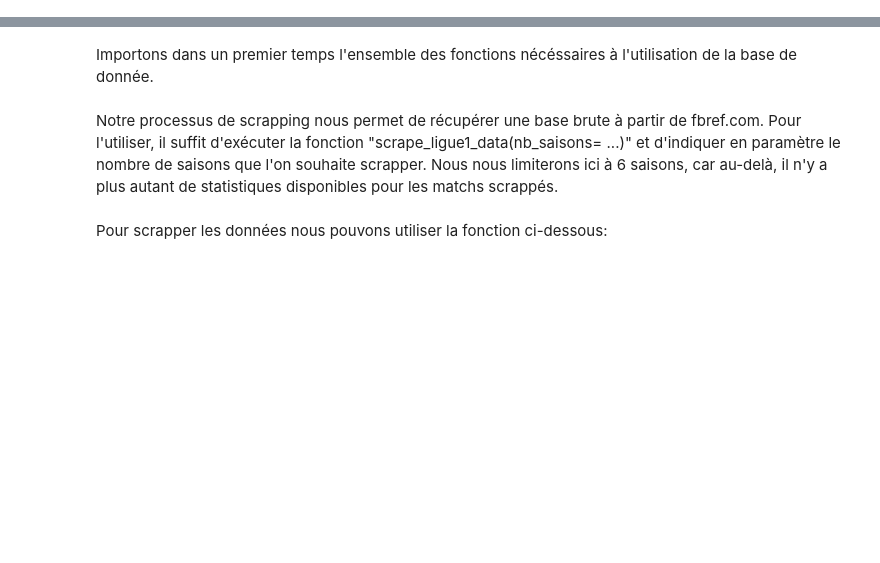
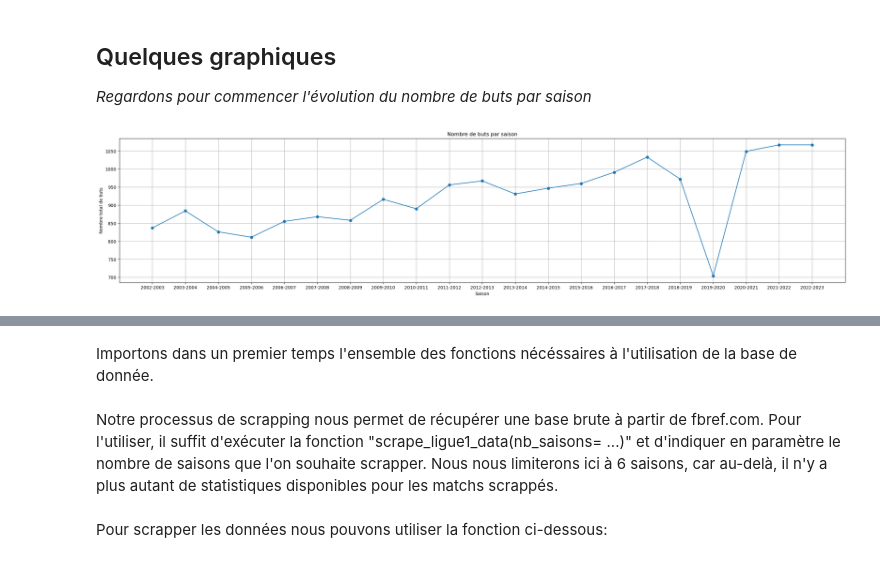
Before and after one commit to alexandreviard/Ligue1Predictor, a Jupyter notebook: Fbref_alex/notebook_principal.ipynb, the cells around one changed output, grey strips where cells are left out. Cells and saved outputs as stored; diff of their text form; code cells hidden in the pictures; blank space fills up the shorter version.

```diff
--- a/Fbref_alex/notebook_principal.ipynb
+++ b/Fbref_alex/notebook_principal.ipynb
@@ -0,0 +30,7 @@
+# %%
+dataframe_resultats = pd.read_csv('dataframe_résultats.csv', encoding = 'utf-8')     #on récupère le dataframe des résultats de ligue 1 de 2002-2003 à 2022-2023
+dataframe_stats = fonction_prepa_base(dataframe_resultats, 0)   #On applique la fonction précédente pour avoir notre dataframe qui nous servira pour les statistiques descriptives
+dataframe_resultats = pd.read_csv('dataframe_résultats.csv', encoding = 'utf-8')
+dataframe_final = fonction_prepa_base(dataframe_resultats, 1)   #On applique la fonction précédente pour avoir notre dataframe qui nous servira pour les modèles
+
+dataframe_final.to_csv('dataframe_final.csv', encoding = 'utf-8', index=False)  #On sauvegarde le dataframe dans un fichier csv
@@ -0,0 +259,16 @@
+# %% [markdown]
+## Quelques graphiques
+
+*Regardons pour commencer l'évolution du nombre de buts par saison*
+# %%
+buts_par_saison = dataframe_stats.groupby('Saison')['Buts Equipe 1'].sum().reset_index()
+
+plt.figure(figsize=(30, 6))
+plt.plot(buts_par_saison['Saison'], buts_par_saison['Buts Equipe 1'], marker='o', linestyle='-')
+plt.title('Nombre de buts par saison')
+plt.xlabel('Saison')
+plt.ylabel('Nombre total de buts')
+plt.grid(True)
+plt.show()
+# %% [output]
+[figure, added]
```
Also changed, not shown: parts of 64 cells of this notebook, 5 other files.
